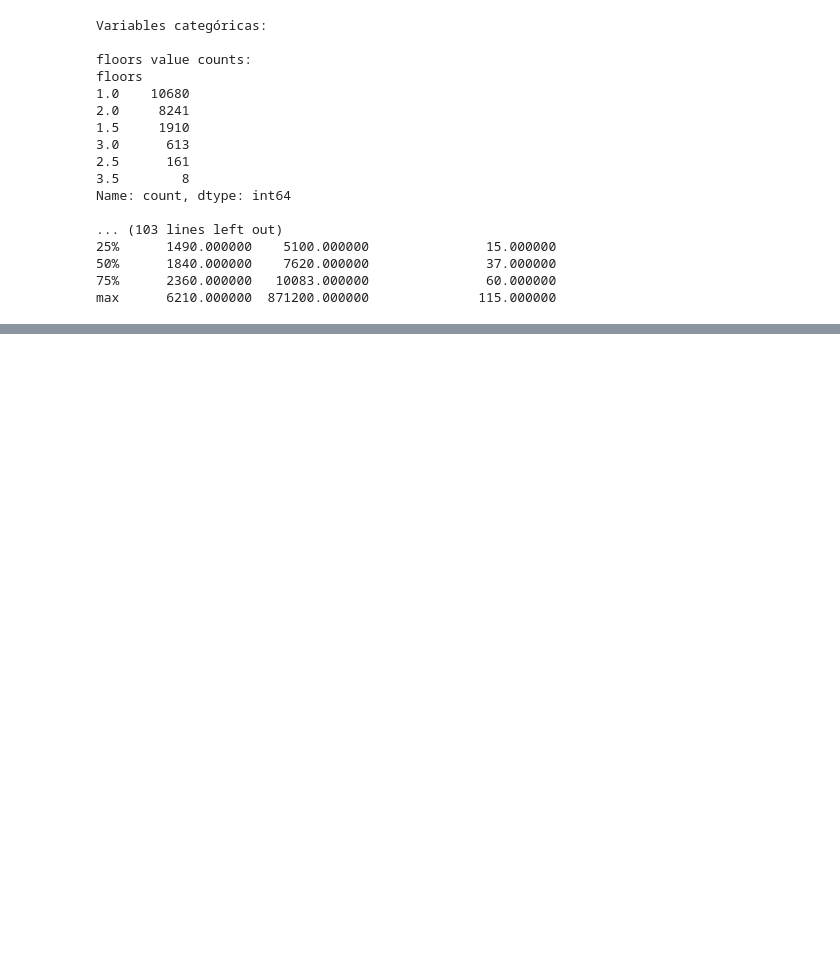
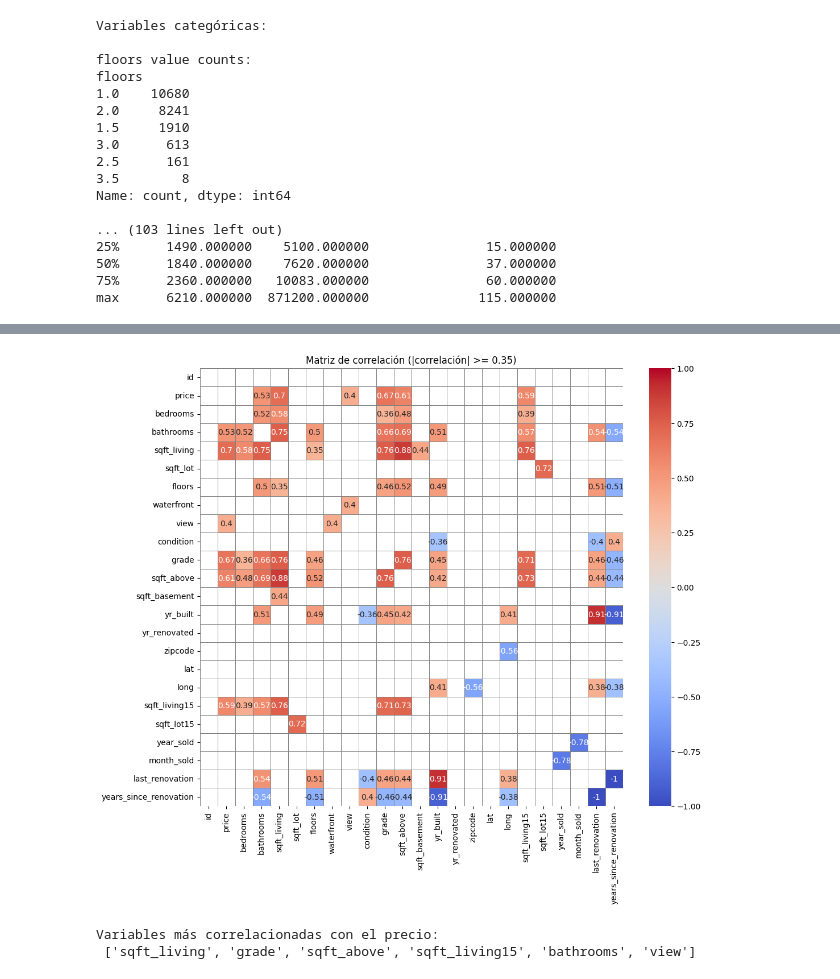
Before and after one commit to lduquefUnal/Analitica, a Jupyter notebook: analitica.ipynb, the cells around one changed output, grey strips where cells are left out. Drawn from its saved outputs; the diff is of its cells as text; code cells hidden in the pictures; blank space fills up the shorter version.

```diff
--- a/analitica.ipynb
+++ b/analitica.ipynb
@@ -160,0 +228,45 @@ Esta manipulación permite entender la estructura del dataset y preparar los dat
+# %%
+import seaborn as sns
+import matplotlib.pyplot as plt
+
+# Calcular la matriz de correlación
+corr_matrix = df.corr(numeric_only=True)
+
+treshold = 0.35
+mask = (corr_matrix.abs() >= treshold) & (corr_matrix.abs() < 1.0)
+
+# Crear una nueva matriz con solo los valores filtrados, el resto como NaN
+filtered_corr = corr_matrix.where(mask)
+# Graficar el mapa de calor con seaborn
+plt.figure(figsize=(12, 10))
+sns.heatmap(filtered_corr, annot=True, cmap='coolwarm', vmin=-1, vmax=1, linewidths=0.5, linecolor='gray')
+plt.title(f'Matriz de correlación (|correlación| >= {treshold})')
+plt.show()
+# %% [output]
+[figure, added]
+# %%
+from sklearn.utils import shuffle
+from sklearn.model_selection import train_test_split
+from sklearn.decomposition import PCA
+
+# PCA (Análisis de Componentes Principales) se utiliza para reducir la dimensionalidad del conjunto de variables más correlacionadas con el precio.
+# Esto permite resumir la información de varias variables en una sola componente principal (PC1), que captura la mayor varianza posible.
+# Usar PCA ayuda a simplificar el modelo, evitar multicolinealidad y visualizar mejor la relación entre las variables y el precio.
+# Además, facilita la interpretación y el uso de modelos lineales o polinómicos sobre una sola variable compuesta.
+
+# 1. Lista de variables con mayor correlación con el precio (umbral ya definido)
+variables_correlacionadas = corr_matrix['price'].abs().sort_values(ascending=False)
+variables_mas_correlacionadas = variables_correlacionadas[variables_correlacionadas >= treshold].index.tolist()
+variables_mas_correlacionadas.remove('price')  # quitamos 'price' de la lista
+
+print("Variables más correlacionadas con el precio:\n"
+      "", variables_mas_correlacionadas)
+
+# 2. Definir X y Y
+X = df[variables_mas_correlacionadas]
+X_all = df.drop(columns=['price','date'])
+Y = df['price']
+ids = df['id'].values
+# %% [output]
+Variables más correlacionadas con el precio:
+ ['sqft_living', 'grade', 'sqft_above', 'sqft_living15', 'bathrooms', 'view']
```
Also changed, not shown: parts of 22 cells of this notebook, 2 other files.
